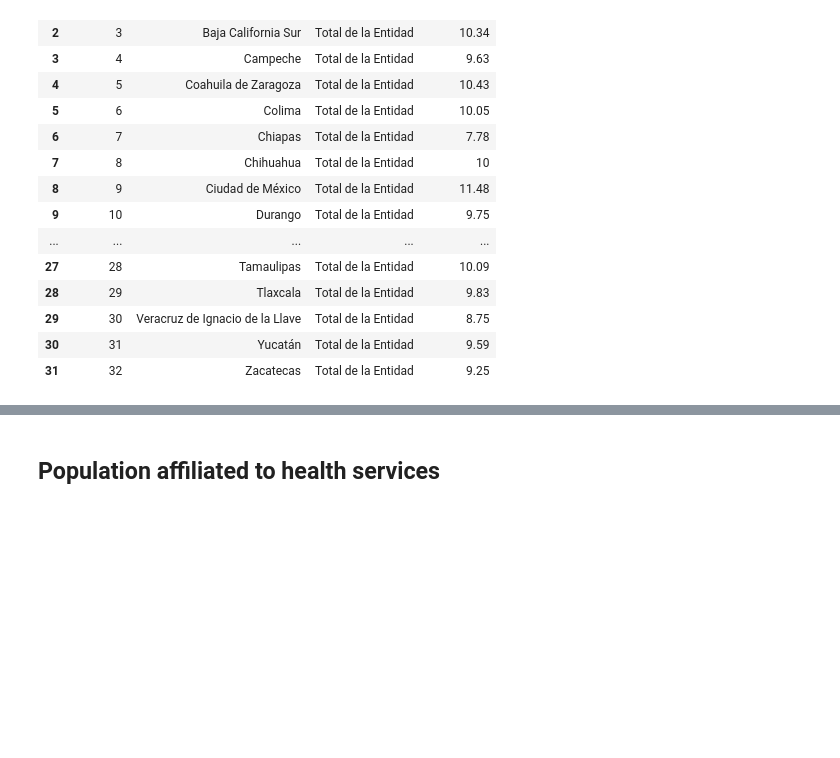
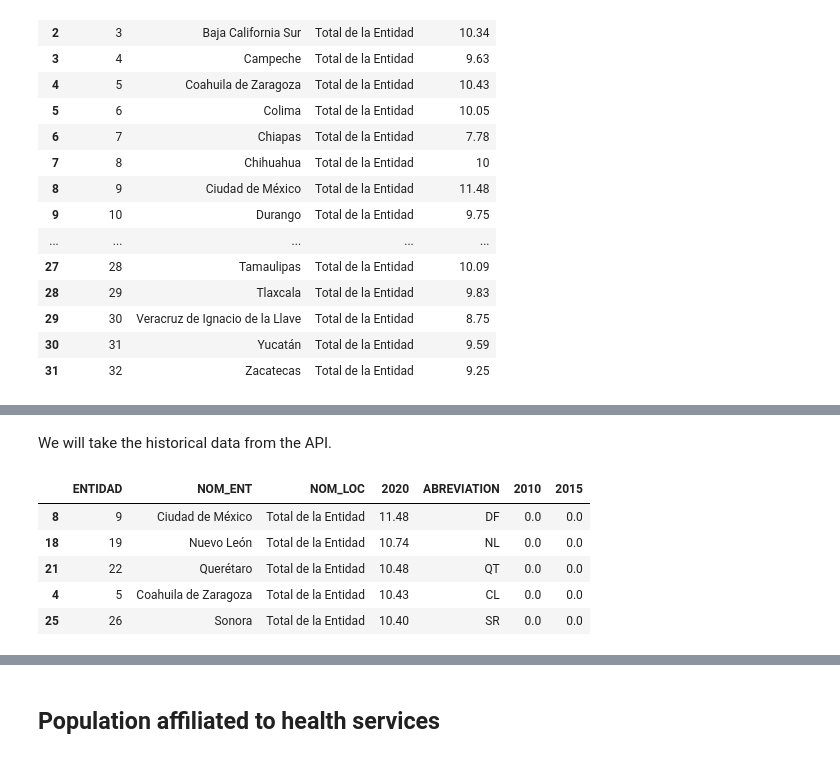
Before and after one commit to aarondiuz/Proyecto_Censo, a Jupyter notebook: Proyecto_Censo.ipynb, the cells around one changed output, grey strips where cells are left out. Saved outputs shown, nothing was run; the diff lists cells and outputs as text; code cells hidden in the pictures; blank space fills up the shorter version.

```diff
--- a/Proyecto_Censo.ipynb
+++ b/Proyecto_Censo.ipynb
@@ -443,0 +461,14 @@ mapa_grapoes
+# %% [markdown]
+We will take the historical data from the API.
+# %%
+# Add two columns to the top 5 DF with zeroes
+graproesState_top5['2010'] = 0.0
+graproesState_top5['2015'] = 0.0
+graproesState_top5
+# %% [output]
+|  | ENTIDAD | NOM_ENT | NOM_LOC | 2020 | ABREVIATION | 2010 | 2015 |
+| 8 | 9 | Ciudad de México | Total de la Entidad | 11.48 | DF | 0.0 | 0.0 |
+| 18 | 19 | Nuevo León | Total de la Entidad | 10.74 | NL | 0.0 | 0.0 |
+| 21 | 22 | Querétaro | Total de la Entidad | 10.48 | QT | 0.0 | 0.0 |
+| 4 | 5 | Coahuila de Zaragoza | Total de la Entidad | 10.43 | CL | 0.0 | 0.0 |
+| 25 | 26 | Sonora | Total de la Entidad | 10.40 | SR | 0.0 | 0.0 |
```
Also changed, not shown: parts of 17 cells of this notebook, 1 other file.
